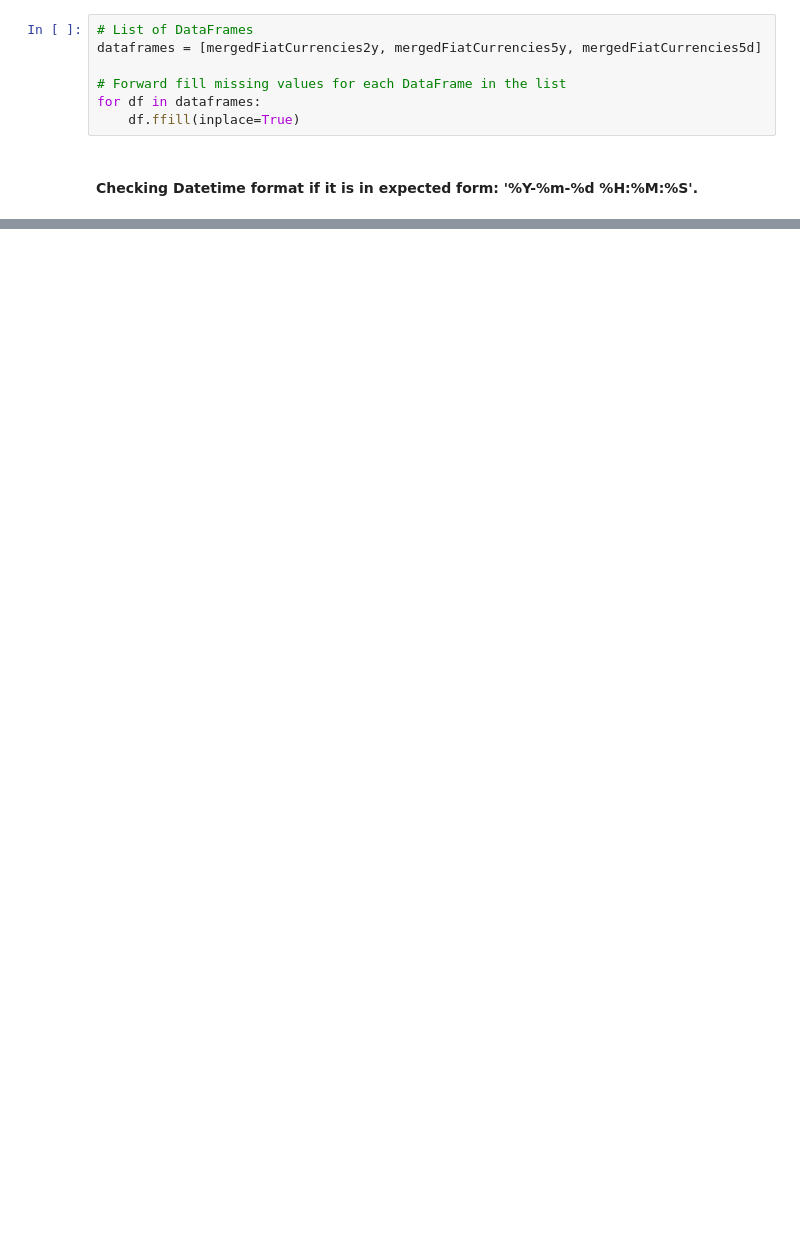
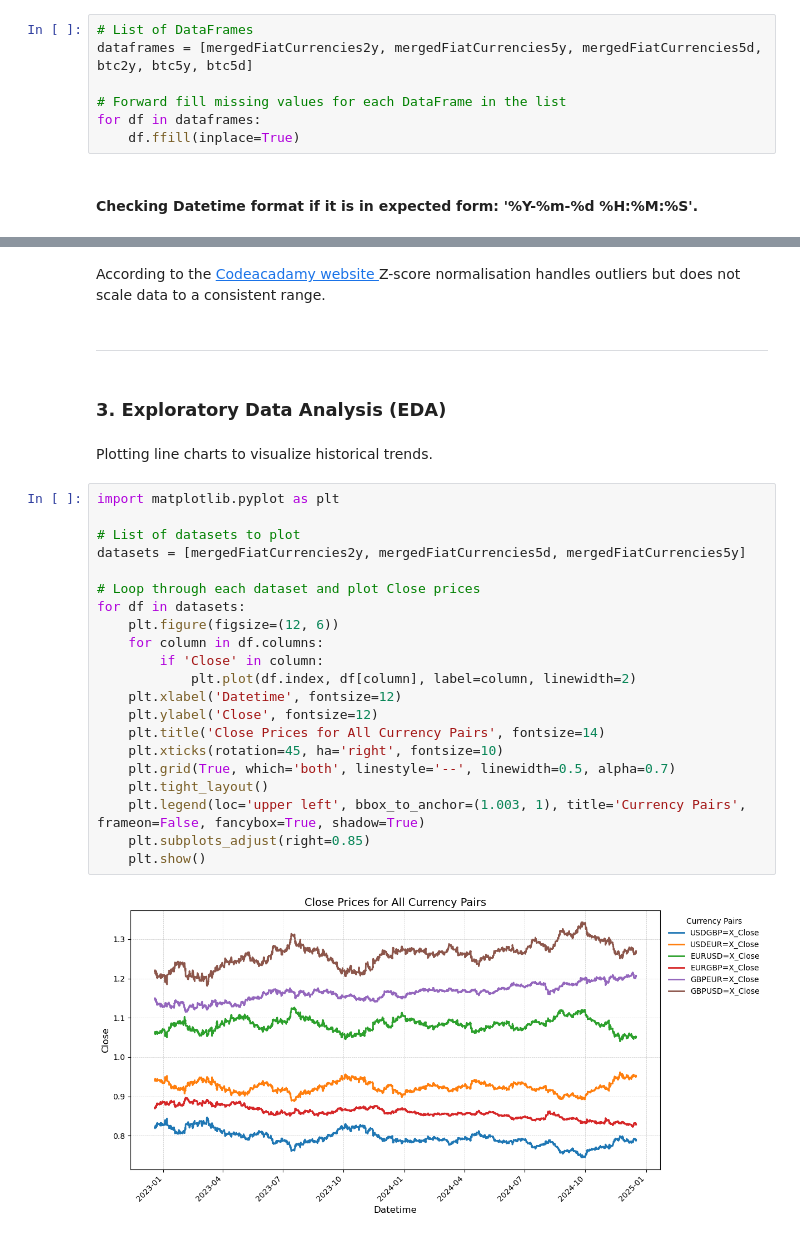
Before and after one commit to TomUszyn/PFDA-project, a Jupyter notebook: analysingCurrencyTrends.ipynb, the cells around one changed output, grey strips where cells are left out. Saved outputs shown, nothing was run; the diff lists cells and outputs as text; blank space fills up the shorter version.

Commit message:
Added two more method of normalisation . Plotted some historical data.

```diff
--- a/analysingCurrencyTrends.ipynb
+++ b/analysingCurrencyTrends.ipynb
@@ -298,7 +294,7 @@ mergedFiatCurrencies5y = usd5y.merge(eur5y, how='outer', on='Datetime', suffixes
 #### Fill missing values using forward fill (ffill) method
 # %%
 # List of DataFrames
-dataframes = [mergedFiatCurrencies2y, mergedFiatCurrencies5y, mergedFiatCurrencies5d]
+dataframes = [mergedFiatCurrencies2y, mergedFiatCurrencies5y, mergedFiatCurrencies5d, btc2y, btc5y, btc5d]
 
 # Forward fill missing values for each DataFrame in the list
 for df in dataframes:
@@ -340,0 +503,31 @@ normalisedbtc2y, normalisedbtc5y, normalisedbtc5d = normalisedBtcFrames[0], norm
+# %% [markdown]
+According to the [Codeacadamy website ](https://www.codecademy.com/article/normalization#heading-review:~:text=Min%2Dmax%20normalization%3A%20Guarantees%20all%20features%20will%20have%20the%20exact%20same%20scale%20but%20does%20not%20handle%20outliers%20well.) Z-score normalisation handles outliers but does not scale data to a consistent range.
+# %% [markdown]
+***
+# %% [markdown]
+### 3. Exploratory Data Analysis (EDA)
+# %% [markdown]
+Plotting line charts to visualize historical trends.
+# %%
+import matplotlib.pyplot as plt
+
+# List of datasets to plot
+datasets = [mergedFiatCurrencies2y, mergedFiatCurrencies5d, mergedFiatCurrencies5y]
+
+# Loop through each dataset and plot Close prices
+for df in datasets:
+    plt.figure(figsize=(12, 6))
+    for column in df.columns:
+        if 'Close' in column:
+            plt.plot(df.index, df[column], label=column, linewidth=2)
+    plt.xlabel('Datetime', fontsize=12)
+    plt.ylabel('Close', fontsize=12)
+    plt.title('Close Prices for All Currency Pairs', fontsize=14)
+    plt.xticks(rotation=45, ha='right', fontsize=10)
+    plt.grid(True, which='both', linestyle='--', linewidth=0.5, alpha=0.7)
+    plt.tight_layout()
+    plt.legend(loc='upper left', bbox_to_anchor=(1.003, 1), title='Currency Pairs', frameon=False, fancybox=True, shadow=True)
+    plt.subplots_adjust(right=0.85)
+    plt.show()
+# %% [output]
+[figure, added]
```
Also changed, not shown: parts of 23 cells of this notebook, 14 other files.
